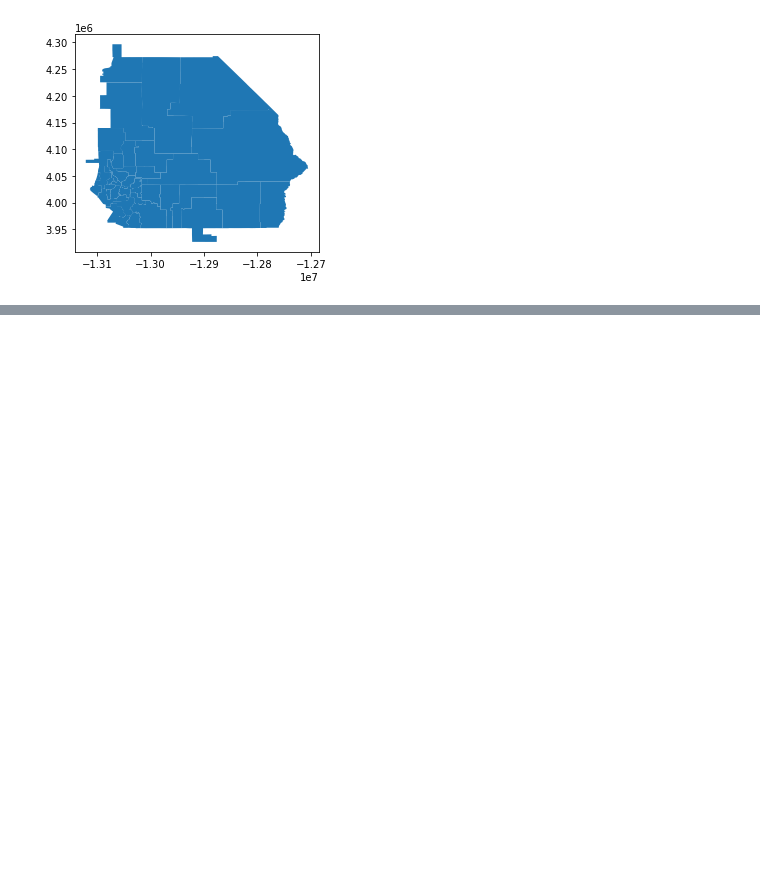
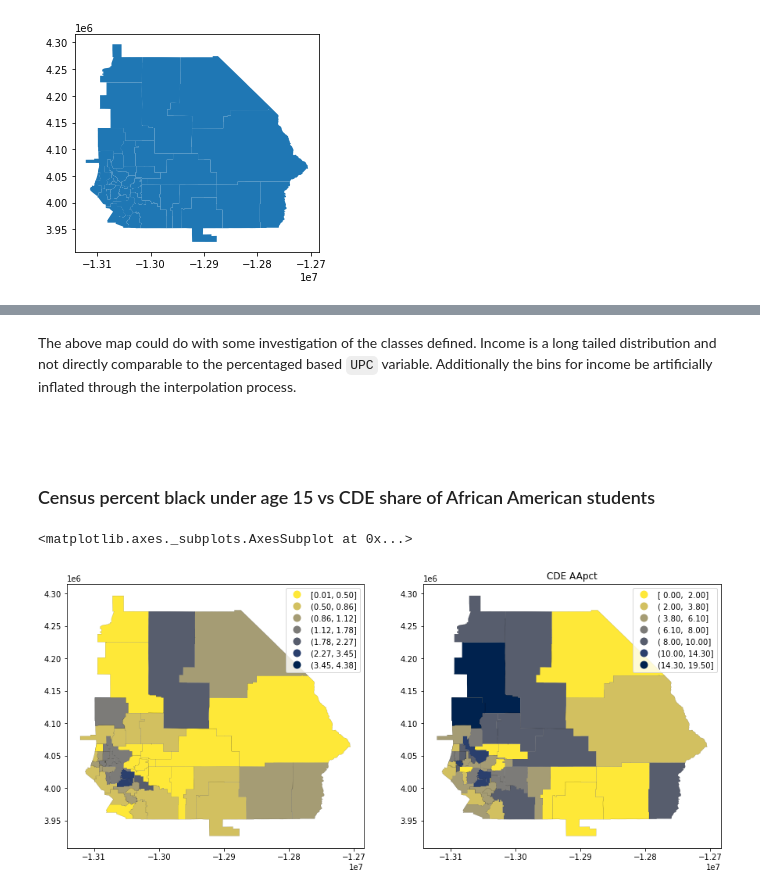
Before and after one commit to fiendskrah/finalcapstone, a Jupyter notebook: 350_ie_geosnap.ipynb, the cells around one changed output, grey strips where cells are left out. Saved outputs shown, nothing was run; the diff lists cells and outputs as text; code cells hidden in the pictures; blank space fills up the shorter version.

```diff
--- a/350_ie_geosnap.ipynb
+++ b/350_ie_geosnap.ipynb
@@ -275,0 +297,34 @@ results
+# %% [markdown]
+The above map could do with some investigation of the classes defined. Income is a long tailed distribution and not directly comparable to the percentaged based `UPC` variable. Additionally the bins for income be artificially inflated through the interpolation process.<br><br><br>
+# %% [markdown]
+### Census percent black under age 15 vs CDE share of African American students
+# %%
+f, ax = plt.subplots(ncols=2, figsize=(15, 15))
+plt.title('CDE AApct')
+
+results.plot(
+    column='p_black_under_15',
+    legend=True,
+    figsize=(15, 15),
+    scheme="fisher_jenks",
+    k=7,
+    linewidth=.1,
+    edgecolor='black',
+    cmap='cividis_r',
+    ax=ax[0]
+        )
+
+ie.plot(
+    column='AApct',
+    legend=True,
+    figsize=(15, 15),
+    scheme="fisher_jenks",
+    k=7,
+    linewidth=.1,
+    edgecolor='black',
+    cmap='cividis_r',
+    ax=ax[1]
+        )
+# %% [output]
+<matplotlib.axes._subplots.AxesSubplot at 0x...>
+[figure, added]
```
Also changed, not shown: parts of 16 cells of this notebook, 1 other file.
